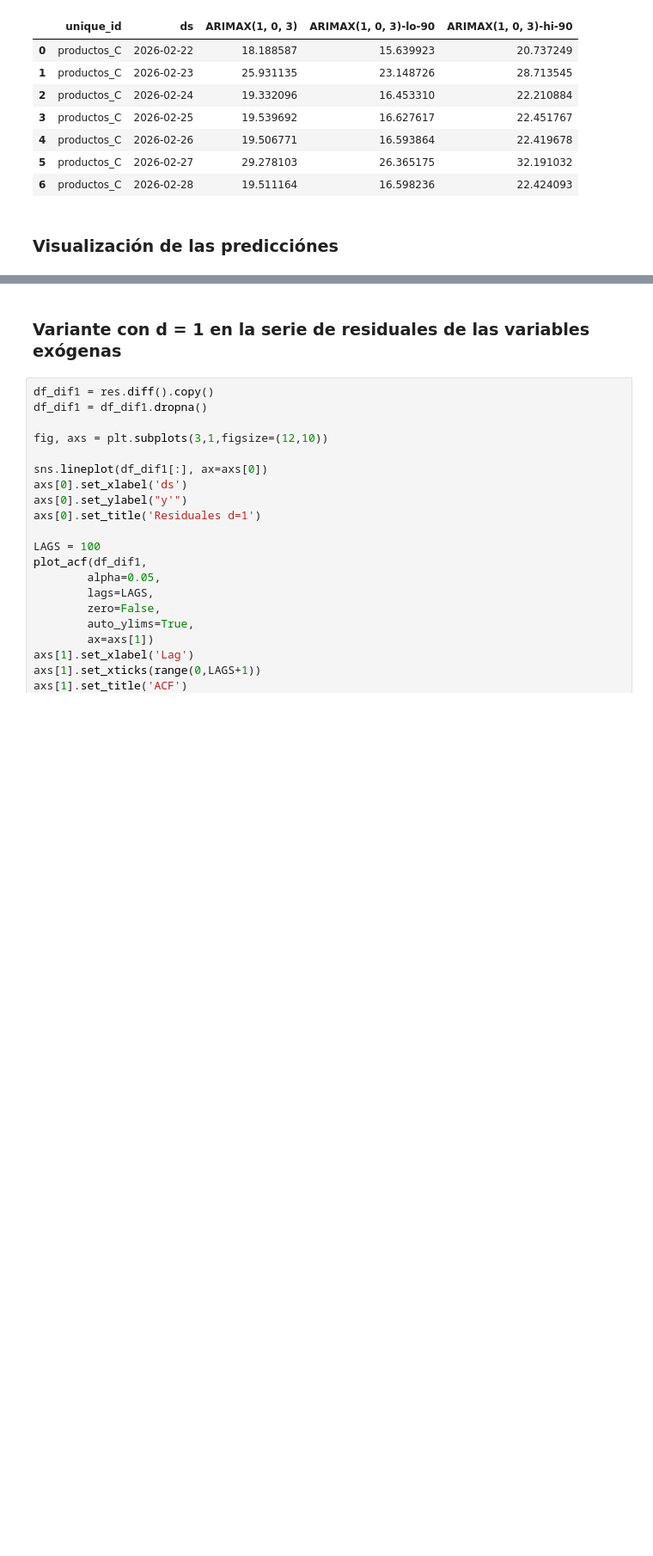
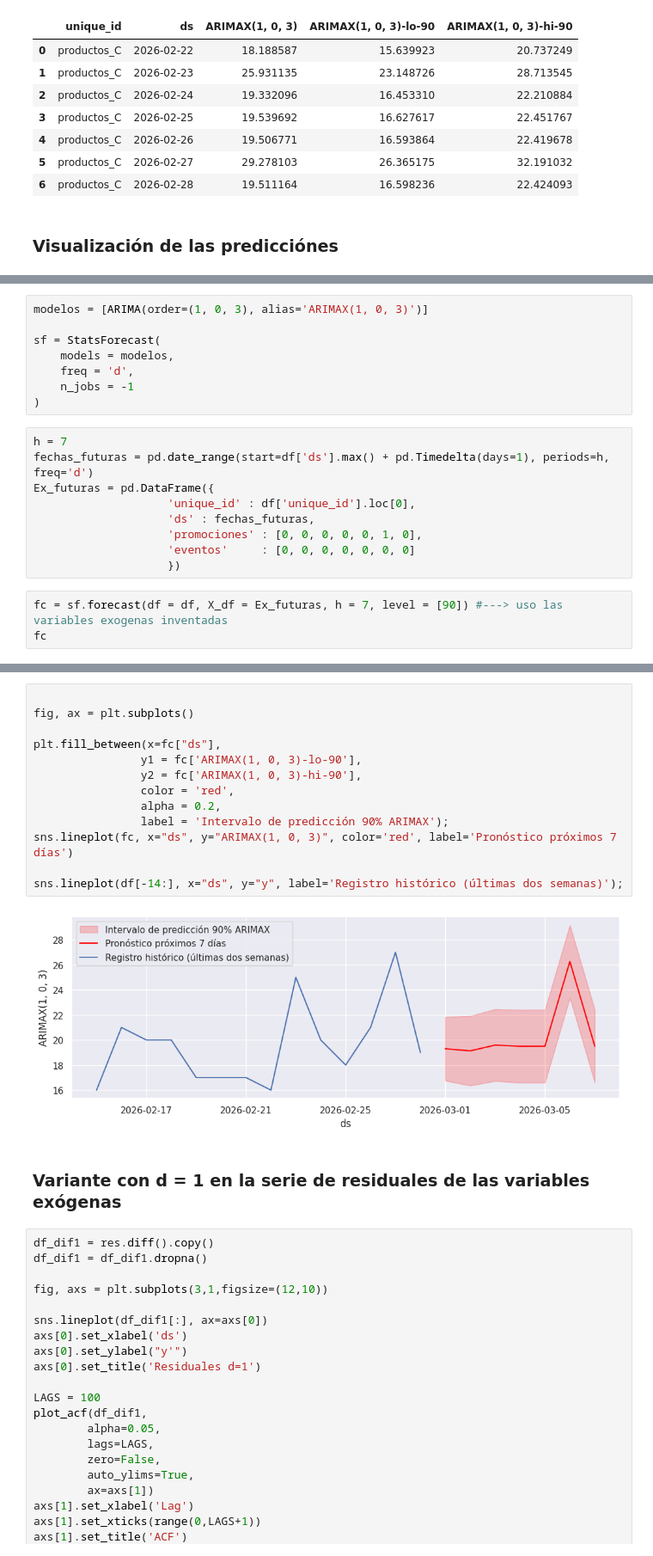
Before and after one commit to JairRamosG/Series_de_Tiempo, a Jupyter notebook: 08_ARIMAX/ARIMAX.ipynb, the cells around one changed output, grey strips where cells are left out. Shown at 86% size. Drawn from its saved outputs; the diff is of its cells as text; blank space fills up the shorter version.

```diff
--- a/08_ARIMAX/ARIMAX.ipynb
+++ b/08_ARIMAX/ARIMAX.ipynb
@@ -337,0 +348,20 @@ sns.lineplot(df_test, x="ds", y="y", label='Set de prueba', color='black', lines
+# %%
+modelos = [ARIMA(order=(1, 0, 3), alias='ARIMAX(1, 0, 3)')]
+
+sf = StatsForecast(
+    models = modelos,
+    freq = 'd',
+    n_jobs = -1
+)
+# %%
+h = 7
+fechas_futuras = pd.date_range(start=df['ds'].max() + pd.Timedelta(days=1), periods=h, freq='d')
+Ex_futuras = pd.DataFrame({
+                    'unique_id' : df['unique_id'].loc[0],
+                    'ds' : fechas_futuras,
+                    'promociones' : [0, 0, 0, 0, 0, 1, 0],
+                    'eventos'     : [0, 0, 0, 0, 0, 0, 0]
+                    })
+# %%
+fc = sf.forecast(df = df, X_df = Ex_futuras, h = 7, level = [90]) #---> uso las variables exogenas inventadas
+fc
@@ -338,3 +377,18 @@ sns.lineplot(df_test, x="ds", y="y", label='Set de prueba', color='black', lines
+# %%
+
+fig, ax = plt.subplots()
+
+plt.fill_between(x=fc["ds"],
+                y1 = fc['ARIMAX(1, 0, 3)-lo-90'],
+                y2 = fc['ARIMAX(1, 0, 3)-hi-90'],
+                color = 'red',
+                alpha = 0.2,
+                label = 'Intervalo de predicción 90% ARIMAX');
+sns.lineplot(fc, x="ds", y="ARIMAX(1, 0, 3)", color='red', label='Pronóstico próximos 7 días')
+
+sns.lineplot(df[-14:], x="ds", y="y", label='Registro histórico (últimas dos semanas)');
+# %% [output]
+[figure, added]
 # %% [markdown]
 ### Variante con d = 1 en la serie de residuales de las variables exógenas
 # %%
```
Also changed, not shown: parts of 4 cells of this notebook.
